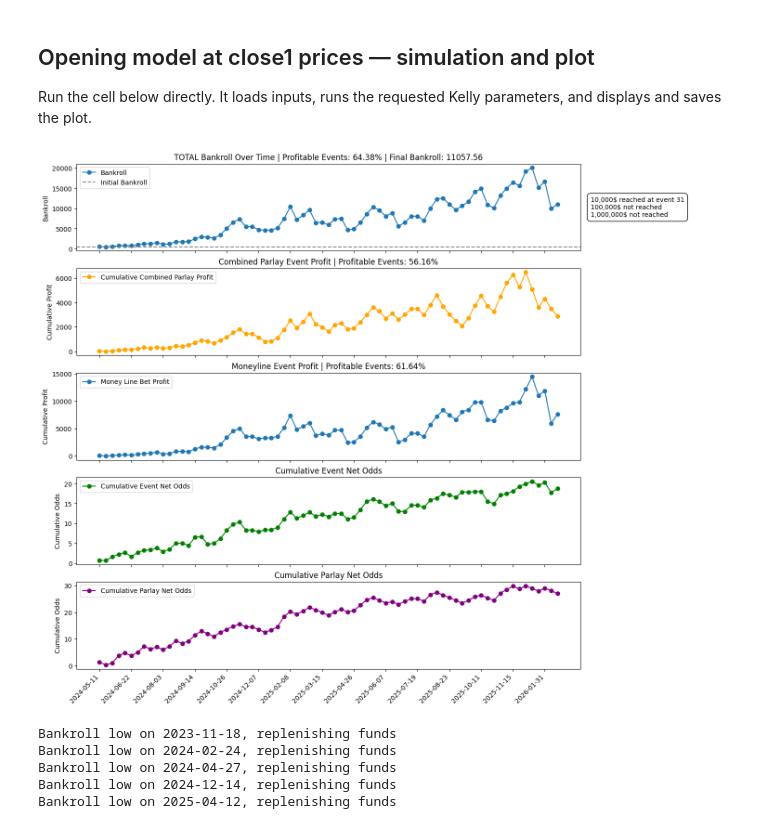
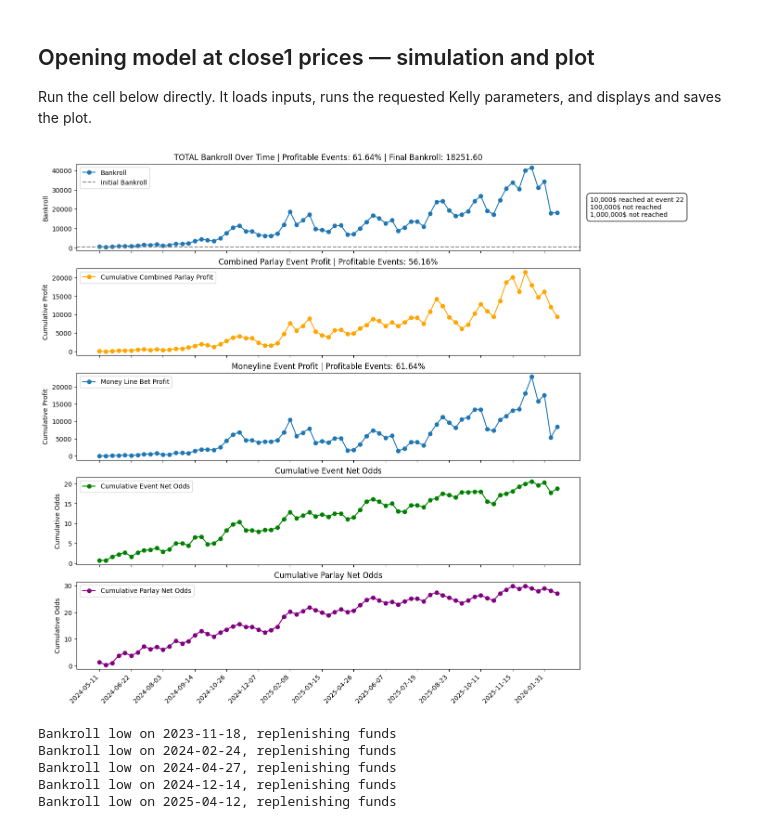
Before and after one commit to jcmarkowicz/sports_betting, a Jupyter notebook: Notebooks/Bets/kelly_sim.ipynb, the cells around one changed output. Saved outputs shown, nothing was run; the diff lists cells and outputs as text; code cells hidden in the pictures.

```diff
--- a/Notebooks/Bets/kelly_sim.ipynb
+++ b/Notebooks/Bets/kelly_sim.ipynb
@@ -4,29 +4,29 @@ Run the cell below directly. It loads inputs, runs the requested Kelly parameter
 # %%
 from ufc_betting.config import settings
 from ufc_betting.Models.RiskManagement.open_model_close1_input import opening_model_at_close1
 from ufc_betting.BettingStrategy.Backtest.backtest_functions import simulate_kelly
 from ufc_betting.BettingStrategy.Backtest.backtest_plots import plot_backtest
 
 # Fixed opening model evaluated with close1 prices, including updated prediction SE.
 df_open_at_close1 = opening_model_at_close1()
 df_kelly_open_at_close1, df_parlay_open_at_close1 = simulate_kelly(
     df_open_at_close1,
     prob_cols=['proba_blue', 'proba_red'],
     fair_decimal_cols=['dec_fair_close1_blue', 'dec_fair_close1_red'],
     real_decimal_cols=['dec_close1_blue', 'dec_close1_red'],
     pred_winner_col='pred_winner', date_col='date',
     init_bankroll=500, bankroll_floor=100,
-    max_drawdown=.4, parlay_mdd=.25, N=250, N_parlay=1490,
+    max_drawdown=.4, parlay_mdd=.5, N=250, N_parlay=1490,
     calc_parlay=True, calc_heavy_favorite_parlay=False,
     z=0.5, prediction_se_col='proba_se',moneyline_american_bounds=(-260, 600)
 )
 
 plot_fp = settings.data_dir / 'plot_pngs' / 'open_model_close1_prices_kelly_sim.png'
 plot_fp.parent.mkdir(parents=True, exist_ok=True)
 plot_backtest(df_kelly_open_at_close1, init_bankroll=500, path=str(plot_fp))
 df_kelly_open_at_close1.to_csv(settings.data_dir / 'kelly_results' / 'kelly_open_model_close1_prices.csv', index=False)
 # %% [output]
-[figure, old version]
+[figure, new version]
 # %%
 import pandas as pd
 
```
Also changed, not shown: parts of 4 cells of this notebook, 4 other files.
